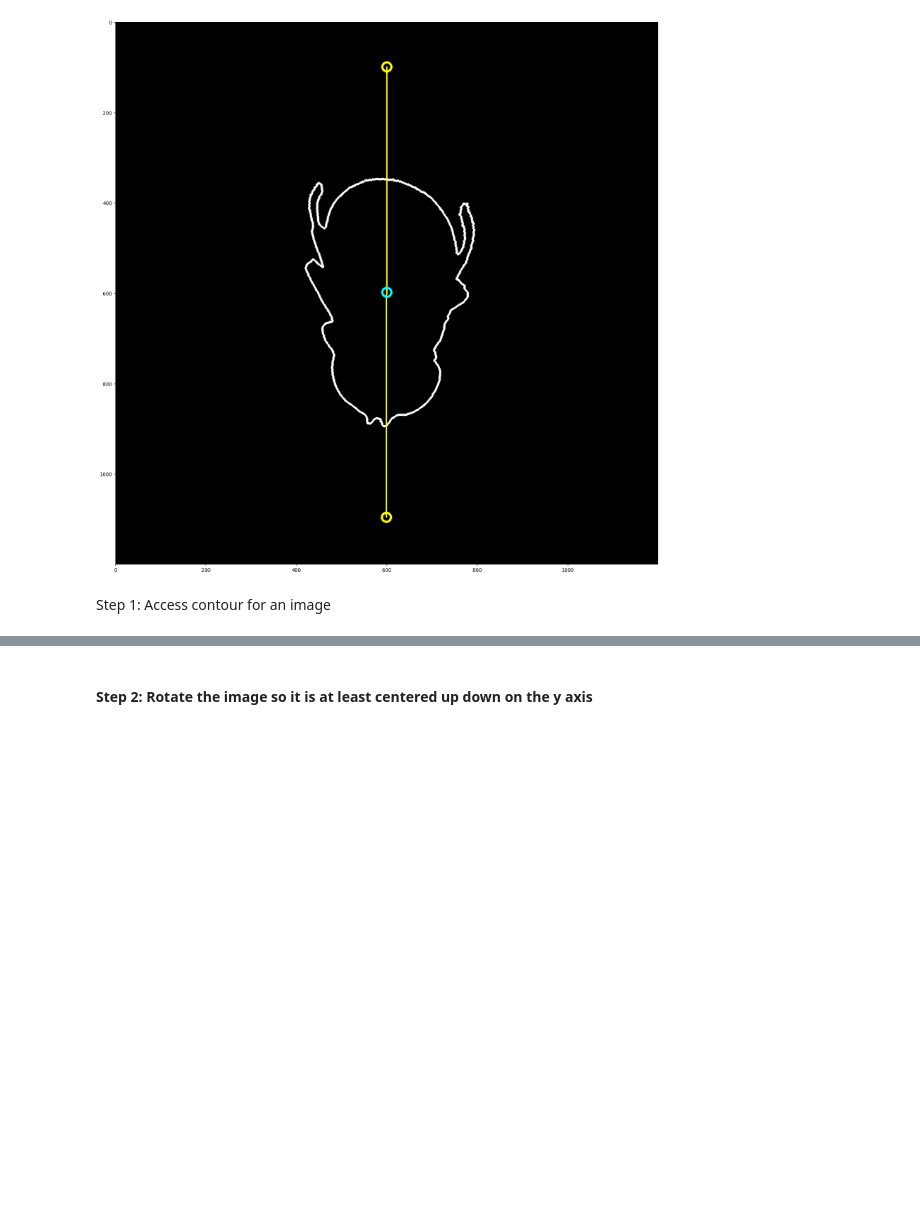
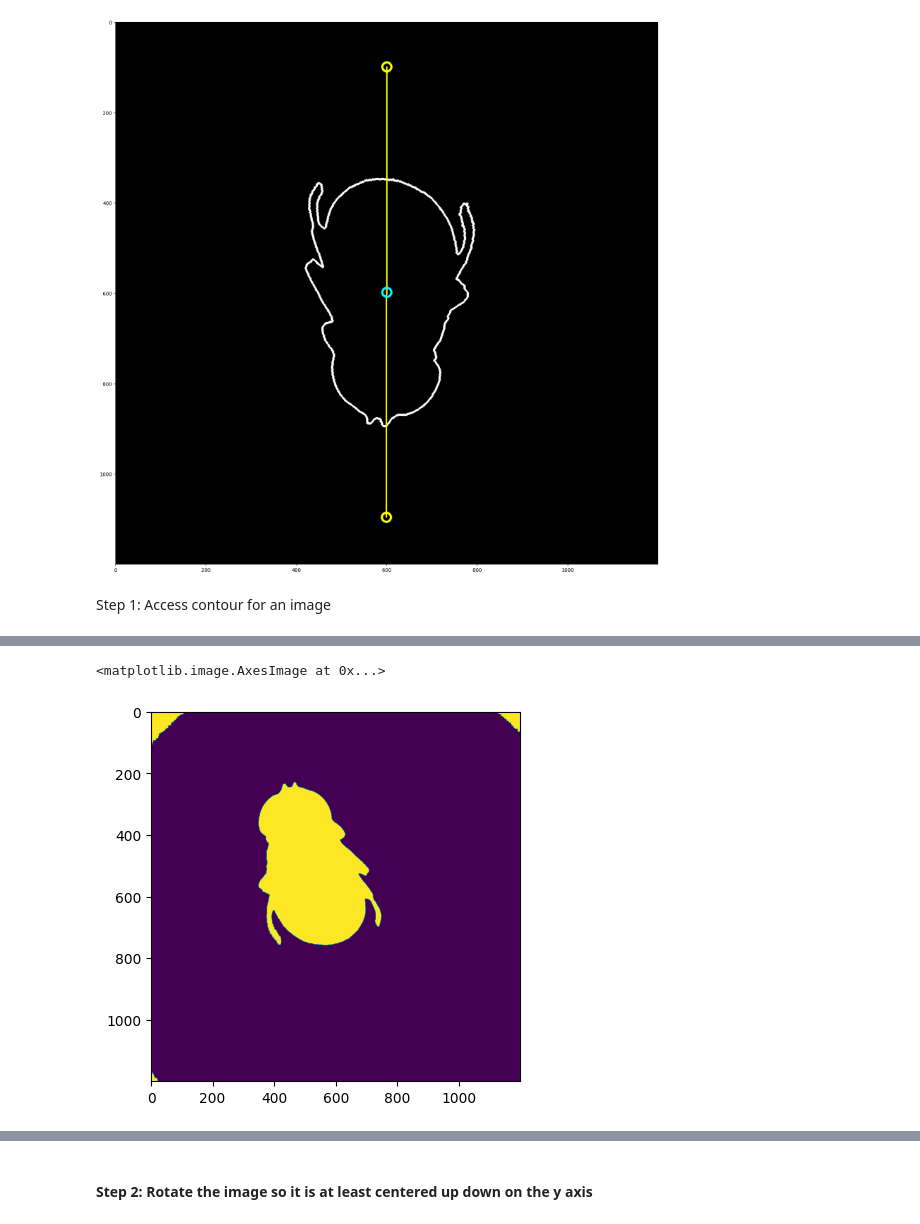
Before and after one commit to warren-lab/flyplot, a Jupyter notebook: notebooks/flyflip_dev.ipynb, the cells around one changed output, grey strips where cells are left out. Cells and saved outputs as stored; diff of their text form; code cells hidden in the pictures; blank space fills up the shorter version.

```diff
--- a/notebooks/flyflip_dev.ipynb
+++ b/notebooks/flyflip_dev.ipynb
@@ -106,3 +83,8 @@ Est Rotated Angle: -89.94637735710779 -1.5698604351228065
+# %%
+plt.imshow(fly_mask_adj)
+# %% [output]
+<matplotlib.image.AxesImage at 0x...>
+[figure, added]
 # %%
 plt.imshow(fly_mask_hrz)
 # %% [output]
```
Also changed, not shown: parts of 73 cells of this notebook, 3 other files.
